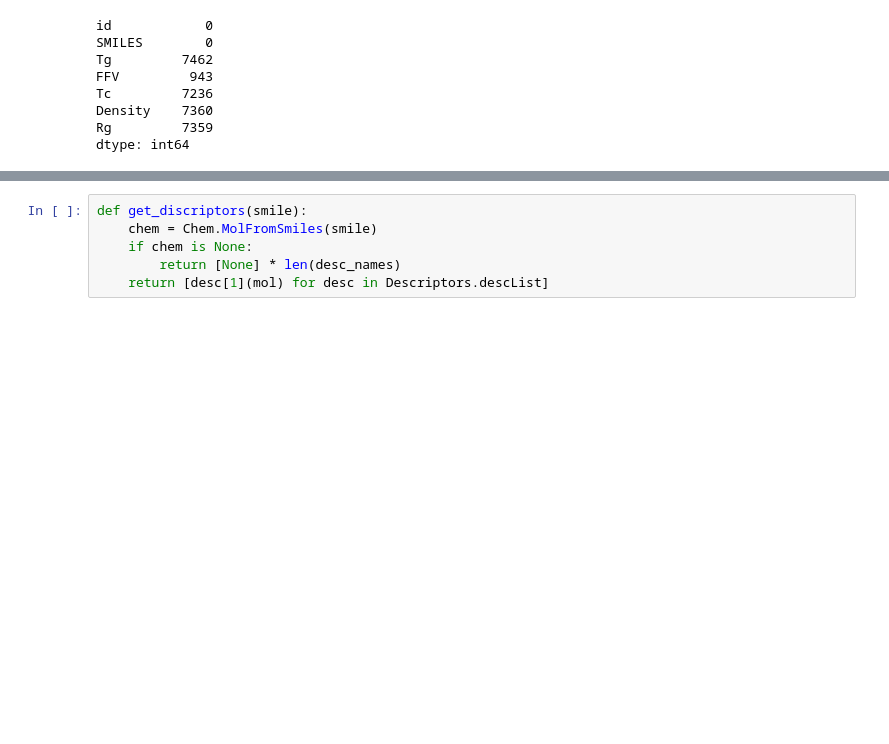
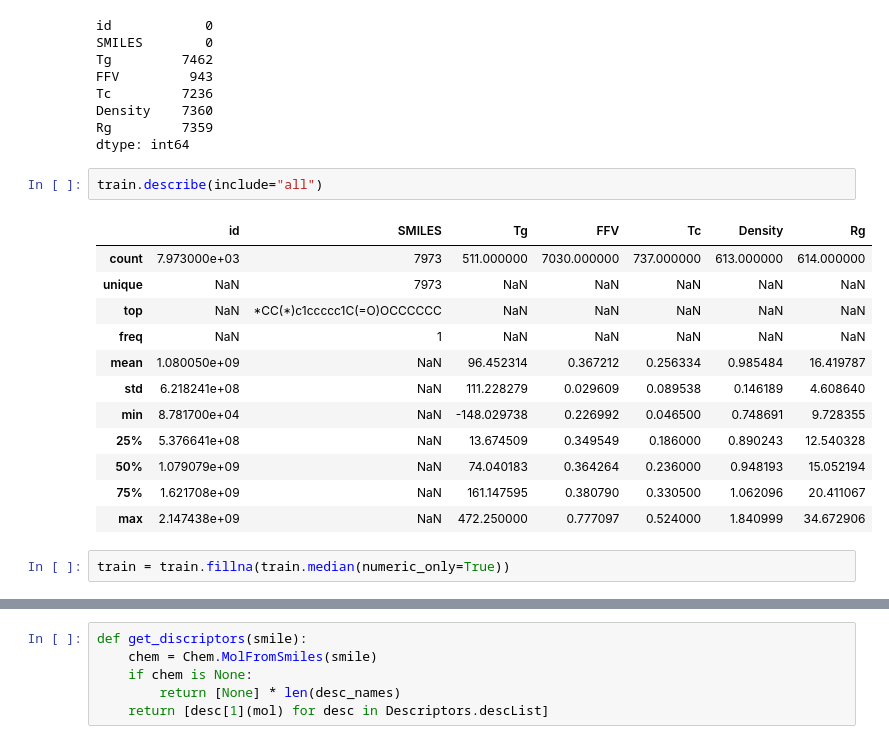
Before and after one commit to hemant0591/NeurIPS2025, a Jupyter notebook: BaseLine_RF.ipynb, the cells around one changed output, grey strips where cells are left out. Saved outputs shown, nothing was run; the diff lists cells and outputs as text; blank space fills up the shorter version.

```diff
--- a/BaseLine_RF.ipynb
+++ b/BaseLine_RF.ipynb
@@ -52,3 +53,20 @@ Tc         7236
 Density    7360
 Rg         7359
 dtype: int64
+# %%
+train.describe(include="all")
+# %% [output]
+|  | id | SMILES | Tg | FFV | Tc | Density | Rg |
+| count | 7.973000e+03 | 7973 | 511.000000 | 7030.000000 | 737.000000 | 613.000000 | 614.000000 |
+| unique | NaN | 7973 | NaN | NaN | NaN | NaN | NaN |
+| top | NaN | *CC(*)c1ccccc1C(=O)OCCCCCC | NaN | NaN | NaN | NaN | NaN |
+| freq | NaN | 1 | NaN | NaN | NaN | NaN | NaN |
+| mean | 1.080050e+09 | NaN | 96.452314 | 0.367212 | 0.256334 | 0.985484 | 16.419787 |
+| std | 6.218241e+08 | NaN | 111.228279 | 0.029609 | 0.089538 | 0.146189 | 4.608640 |
+| min | 8.781700e+04 | NaN | -148.029738 | 0.226992 | 0.046500 | 0.748691 | 9.728355 |
+| 25% | 5.376641e+08 | NaN | 13.674509 | 0.349549 | 0.186000 | 0.890243 | 12.540328 |
+| 50% | 1.079079e+09 | NaN | 74.040183 | 0.364264 | 0.236000 | 0.948193 | 15.052194 |
+| 75% | 1.621708e+09 | NaN | 161.147595 | 0.380790 | 0.330500 | 1.062096 | 20.411067 |
+| max | 2.147438e+09 | NaN | 472.250000 | 0.777097 | 0.524000 | 1.840999 | 34.672906 |
+# %%
+train = train.fillna(train.median(numeric_only=True))
```
Also changed, not shown: parts of 7 cells of this notebook, 1 other file.
